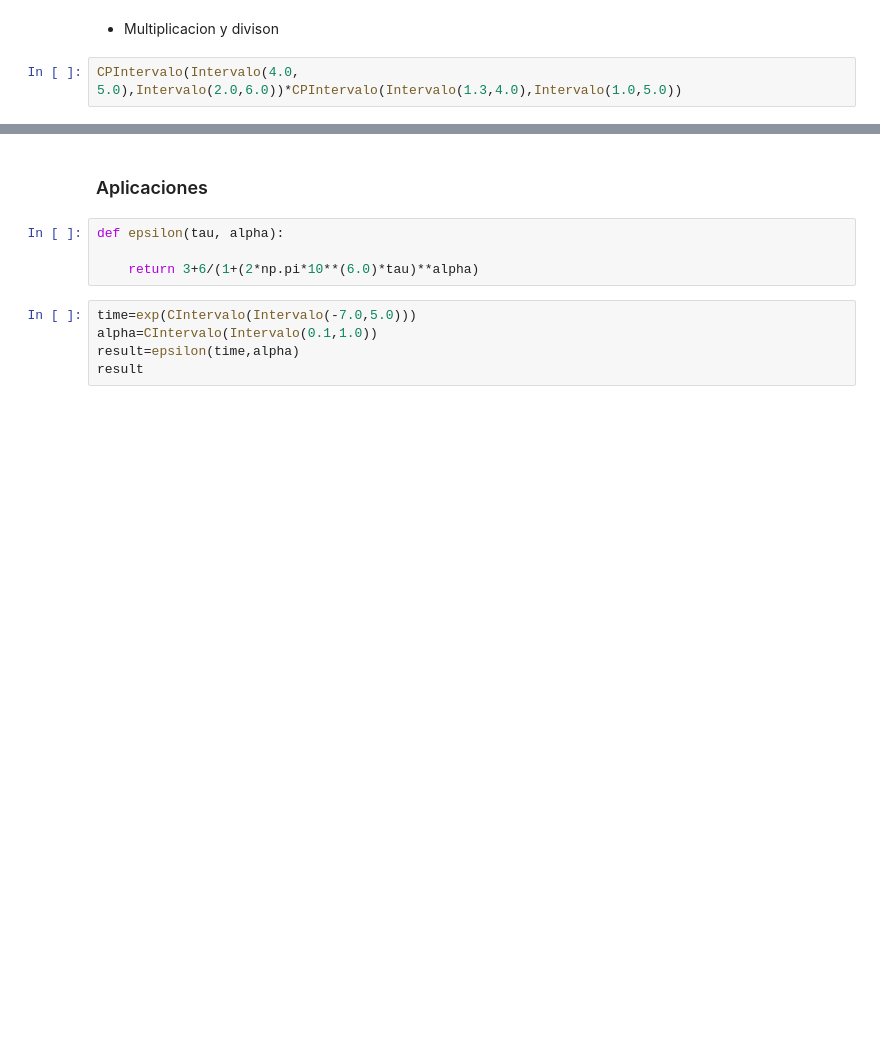
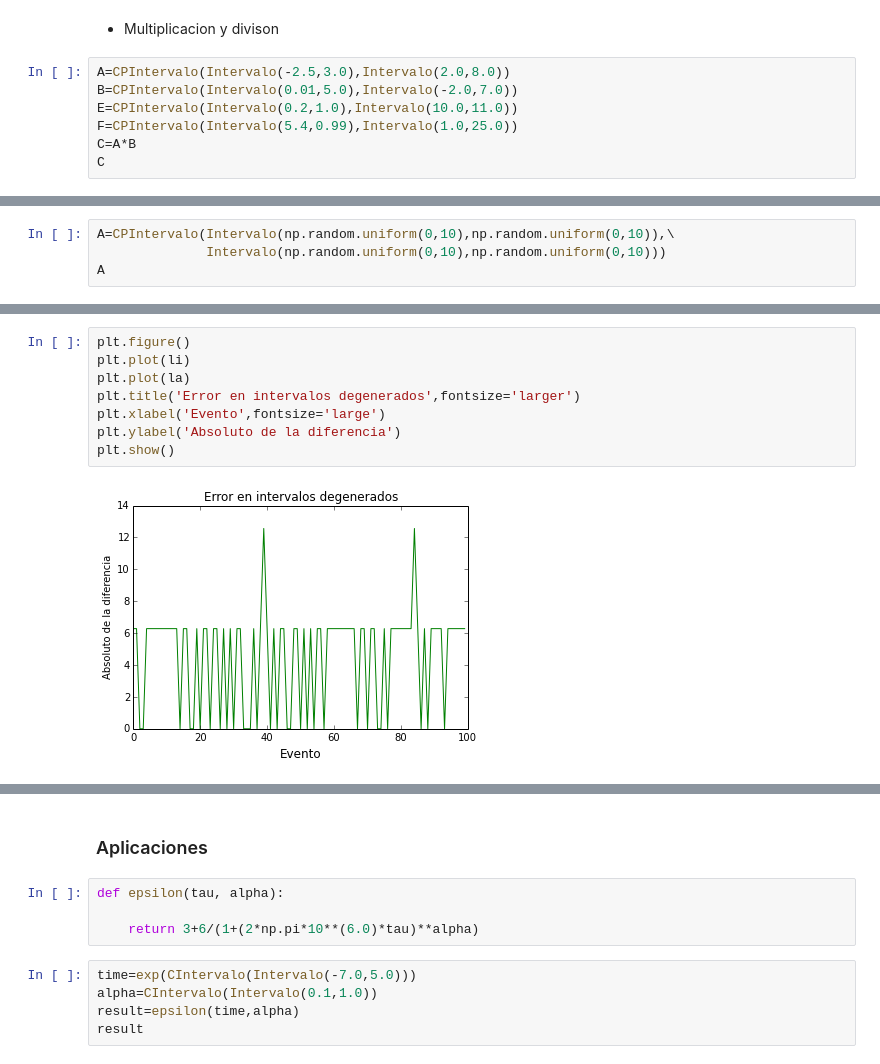
Before and after one commit to davidphysdavalos/ClasePython, a Jupyter notebook: ProyectoFinal/Presentacion.ipynb, the cells around one changed output, grey strips where cells are left out. Cells and saved outputs as stored; diff of their text form; blank space fills up the shorter version.

```diff
--- a/ProyectoFinal/Presentacion.ipynb
+++ b/ProyectoFinal/Presentacion.ipynb
@@ -74,5 +195,10 @@ $\Longrightarrow \rho=\sqrt{\left(\rho_1 \sin(\theta_1)+\rho_2 \sin(\theta_2)\ri
 # %% [markdown]
 * Multiplicacion y divison
 # %%
-CPIntervalo(Intervalo(4.0, 5.0),Intervalo(2.0,6.0))*CPIntervalo(Intervalo(1.3,4.0),Intervalo(1.0,5.0))
+A=CPIntervalo(Intervalo(-2.5,3.0),Intervalo(2.0,8.0))
+B=CPIntervalo(Intervalo(0.01,5.0),Intervalo(-2.0,7.0))
+E=CPIntervalo(Intervalo(0.2,1.0),Intervalo(10.0,11.0))
+F=CPIntervalo(Intervalo(5.4,0.99),Intervalo(1.0,25.0))
+C=A*B
+C
 # %% [output]
@@ -87,0 +226,4 @@ CPIntervalo [[1.0,1.0],[4.71238898038,4.71238898038]]
+# %%
+A=CPIntervalo(Intervalo(np.random.uniform(0,10),np.random.uniform(0,10)),\
+              Intervalo(np.random.uniform(0,10),np.random.uniform(0,10)))
+A
@@ -87,0 +252,10 @@ CPIntervalo [[1.0,1.0],[4.71238898038,4.71238898038]]
+# %%
+plt.figure()
+plt.plot(li)
+plt.plot(la)
+plt.title('Error en intervalos degenerados',fontsize='larger')
+plt.xlabel('Evento',fontsize='large')
+plt.ylabel('Absoluto de la diferencia')
+plt.show()
+# %% [output]
+[figure, added]
```
Also changed, not shown: parts of 52 cells of this notebook, 4 other files.
